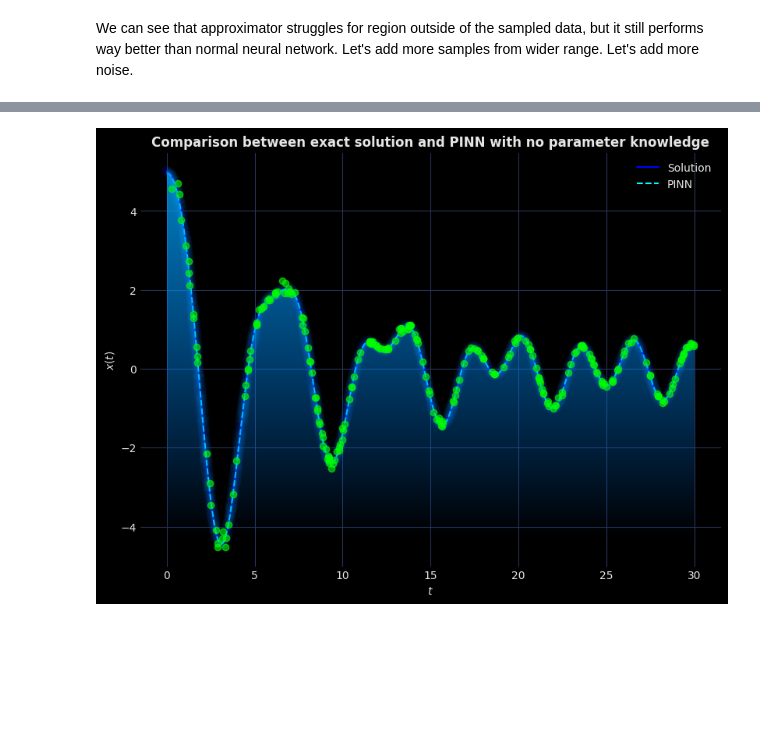
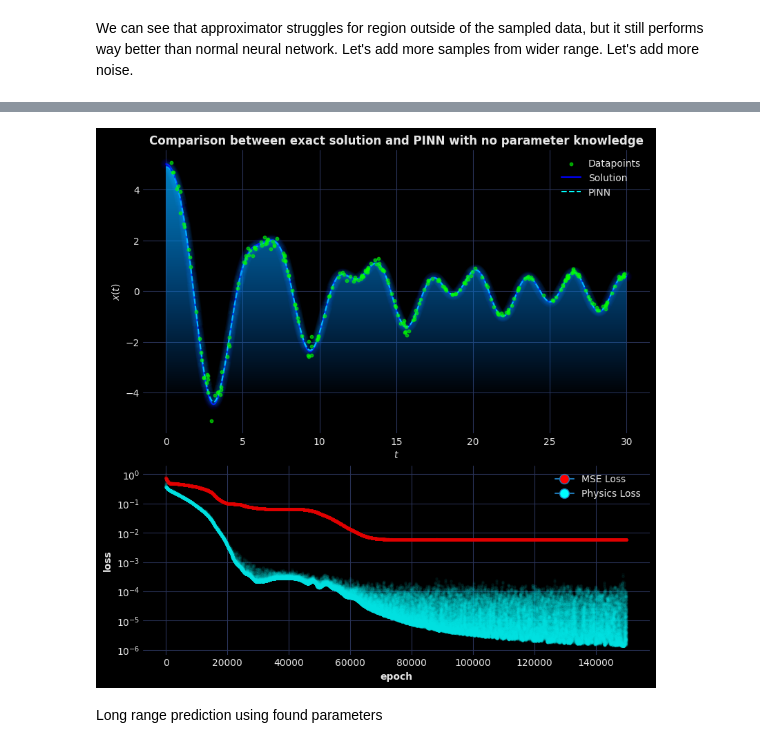
Before and after one commit to Yolonek/MachineLearningApplications, a Jupyter notebook: 8.PINN/8.1-HarmonicOscillator.ipynb, the cells around one changed output, grey strips where cells are left out. Cells and saved outputs as stored; diff of their text form; code cells hidden in the pictures; blank space fills up the shorter version.

Commit message:
pinn oscillator ready

```diff
--- a/8.PINN/8.1-HarmonicOscillator.ipynb
+++ b/8.PINN/8.1-HarmonicOscillator.ipynb
@@ -204,7 +221,8 @@ Epoch 24000, MSE Loss: 0.008564097806811333, Physics Loss: 0.0003014862304553389
 # %%
 with plt.style.context('cyberpunk'):
     figure, axes = plt.subplots(1, 1, layout='constrained', figsize=(8, 6))
-    axes.scatter(datapoints['t'], datapoints['x'], color='lime', label='Datapoints', zorder=10, alpha=0.6)
+    axes.scatter(datapoints['t'], datapoints['x'],
+                 color='lime', label='Datapoints', zorder=10, alpha=0.6, s=10)
     axes.plot(t_values, oscillator_function(t_values), color='blue', label='Solution')
     t_val_tensor = torch.tensor(t_values, dtype=torch.float32).unsqueeze(dim=1)
     axes.plot(t_val_tensor, NN(t_val_tensor.cuda()).cpu().detach(), color='red', label='NN')
@@ -213,4 +231,5 @@ with plt.style.context('cyberpunk'):
     axes.set(xlabel='$t$', ylabel='$x(t)$',
              title=f'Comparison between standard NN and PINN')
     enhance_plot(figure, axes, glow=True)
+figure.savefig('images/image3.png')
 # %% [output]
@@ -318,13 +340,16 @@ We can see that approximator struggles for region outside of the sampled data, b
 oscillator_function = sp.lambdify(t, oscillator_sol.rhs, 'numpy')
 
 datapoints = {'t': np.random.uniform(0, t_max, 250)}
-datapoints['x'] = (x_true := oscillator_function(datapoints['t'])) + np.random.normal(0, np.abs(x_true) * 0.05)
+datapoints['x'] = (x_true := oscillator_function(datapoints['t'])) + np.random.normal(0, np.abs(x_true) * 0.1)
 
 with plt.style.context('cyberpunk'):
     figure, axes = plt.subplots(1, 1, layout='constrained', figsize=(8, 6))
-    axes.scatter(datapoints['t'], datapoints['x'], color='lime', zorder=10, alpha=0.6, label='Datapoints')
+    axes.scatter(datapoints['t'], datapoints['x'],
+                 color='lime', zorder=10, alpha=0.6, label='Datapoints', s=10)
     axes.plot(t_values, oscillator_function(t_values), color='blue', label='Solution')
     # axes.grid()
-    axes.set(xlabel='$t$', ylabel='$x(t)$', title='Larger set of data points')
+    axes.legend()
+    axes.set(xlabel='$t$', ylabel='$x(t)$', title='Larger set of datapoints')
     enhance_plot(figure, axes, glow=True, alpha_gradient=0.5)
+figure.savefig('images/image5.png')
 # %% [output]
@@ -347,6 +372,9 @@ class OscillatorApproximator(ModularNeuralNetwork):
         self.omega = nn.Parameter(torch.tensor([initial_value], dtype=torch.float32), requires_grad=True)
         self.F = nn.Parameter(torch.tensor([initial_value], dtype=torch.float32), requires_grad=True)
         self.Omega = nn.Parameter(torch.tensor([initial_value], dtype=torch.float32), requires_grad=True)
+
+    def get_estimated_params(self):
+        return (param.item() for param in [self.beta, self.omega, self.F, self.Omega])
 # %%
 X = torch.tensor(datapoints['t'], dtype=torch.float32).unsqueeze(dim=1).to(device)
 y = torch.tensor(datapoints['x'], dtype=torch.float32).unsqueeze(dim=1).to(device)
@@ -363,7 +391,8 @@ Approximator2 = OscillatorApproximator(
     activation_function=nn.Tanh()).to(device)
 optimizer = torch.optim.Adam(Approximator2.parameters(), lr=learning_rate)
 criterion = nn.MSELoss()
-loss_array_app = np.zeros(epochs)
+mse_loss_app = np.zeros(epochs)
+physics_loss_app = np.zeros(epochs)
 Approximator2.train()
 for epoch in range(epochs):
     y_pred = Approximator2(X)
@@ -383,7 +412,8 @@ for epoch in range(epochs):
     optimizer.zero_grad()
     loss.backward()
     optimizer.step()
-    loss_array_app[epoch] = loss.item()
+    mse_loss_app[epoch] = loss1.item()
+    physics_loss_app[epoch] = loss2.item()
     if epoch % 2000 == 0:
         print(f'Epoch {epoch}, MSE Loss: {loss1.item()}, Physics Loss: {loss2.item()}')
 # %% [output]
@@ -418,15 +448,21 @@ F: real = 2.000, approximated: 1.981
 Omega: real = 2.000, approximated: 2.000
 # %%
 with plt.style.context('cyberpunk'):
-    figure, axes = plt.subplots(1, 1, layout='constrained', figsize=(8, 6))
-    axes.scatter(datapoints['t'], datapoints['x'], color='lime', zorder=10, alpha=0.6)
-    axes.plot(t_values, oscillator_function(t_values), color='blue', label='Solution')
-    axes.plot(t_val_tensor, Approximator2(t_val_tensor.cuda()).cpu().detach(), color='cyan', linestyle='--',
-              label='PINN')
+    figure, axes = plt.subplots(2, 1, layout='constrained', figsize=(8, 8), height_ratios=[3, 2])
+    axes[0].scatter(datapoints['t'], datapoints['x'],
+                    color='lime', zorder=10, alpha=0.6, s=10, label='Datapoints')
+    axes[0].plot(t_values, oscillator_function(t_values), color='blue', label='Solution')
+    axes[0].plot(t_val_tensor, Approximator2(t_val_tensor.cuda()).cpu().detach(),
+                 color='cyan', linestyle='--', label='PINN')
     # axes.grid()
-    axes.legend()
-    axes.set(xlabel='$t$', ylabel='$x(t)$',
-             title=f'Comparison between exact solution and PINN with no parameter knowledge')
-    enhance_plot(figure, axes, glow=True, alpha_gradient=0.5)
+    axes[0].legend()
+    axes[0].set(xlabel='$t$', ylabel='$x(t)$',
+                title=f'Comparison between exact solution and PINN with no parameter knowledge')
+    enhance_plot(figure, axes[0], glow=True, alpha_gradient=0.5)
+    plot_losses(figure, axes[1], {'MSE Loss': mse_loss_app, 'Physics Loss': physics_loss_app},
+                title=None, s=6, alpha=0.03)
+figure.savefig('images/image6.png')
 # %% [output]
-[figure, old version]
+[figure, new version]
+# %% [markdown]
+Long range prediction using found parameters
```
Also changed, not shown: parts of 15 cells of this notebook, 7 other files.
